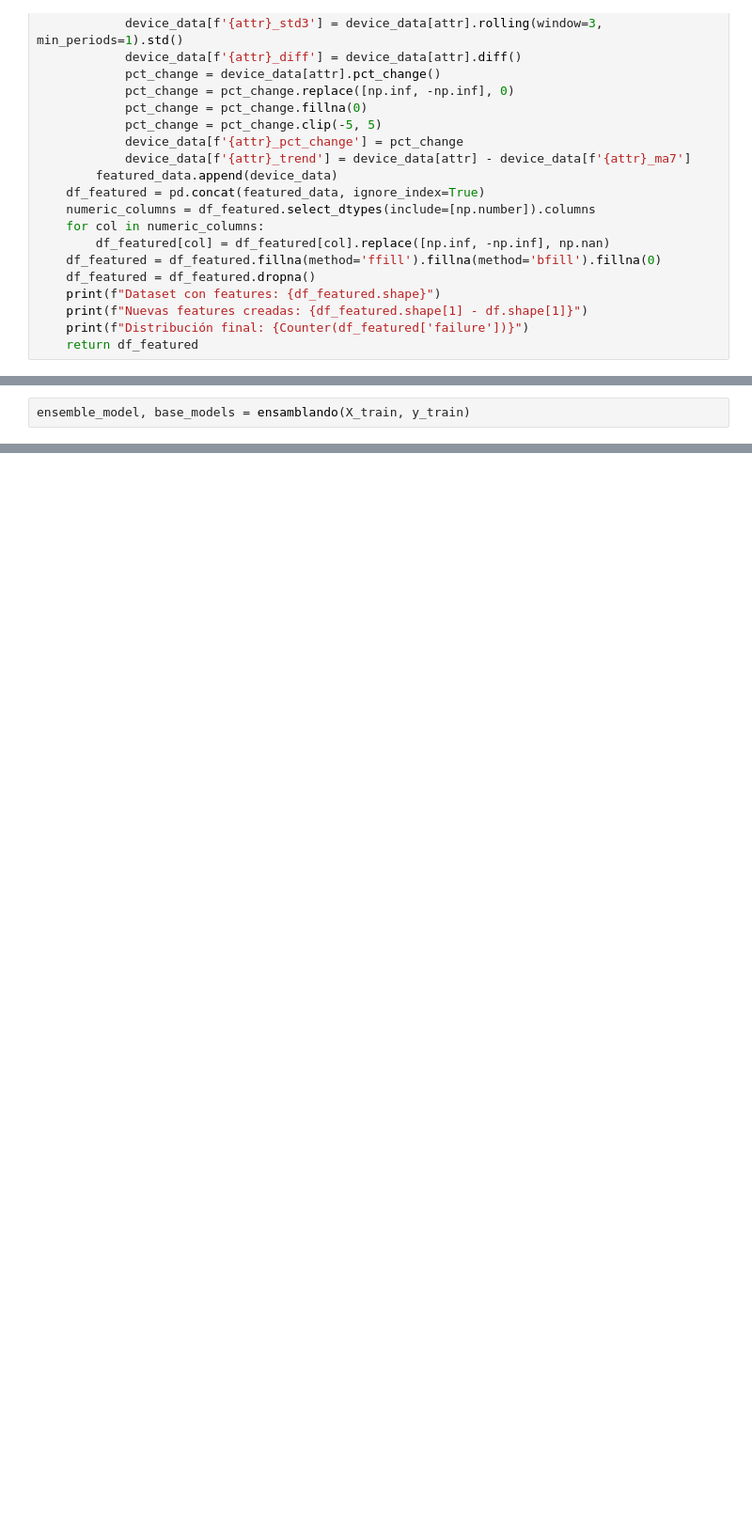
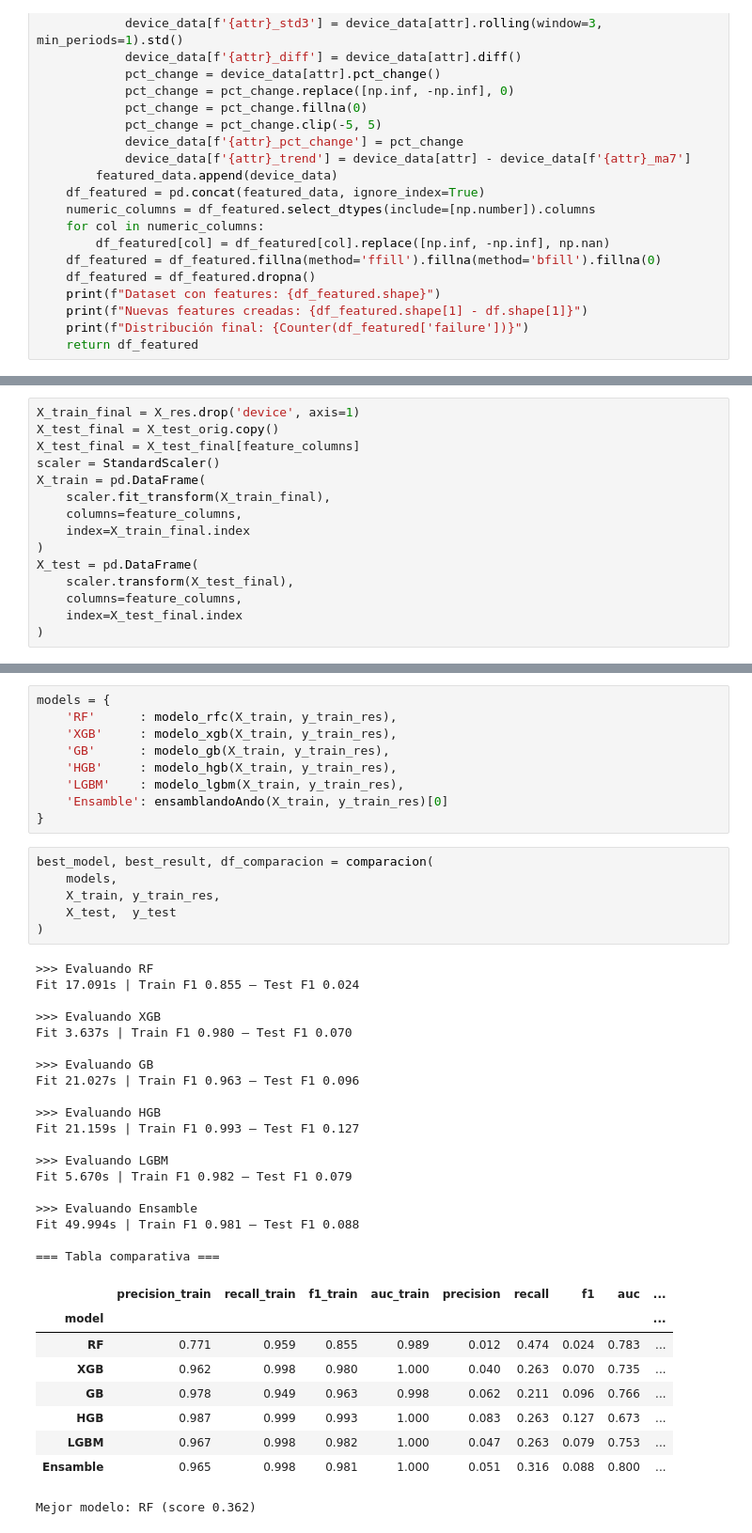
Before and after one commit to juansanm/meli_reto3, a Jupyter notebook: Ejercicio3.ipynb, the cells around one changed output, grey strips where cells are left out. Shown at 94% size. Saved outputs shown, nothing was run; the diff lists cells and outputs as text; blank space fills up the shorter version.

```diff
--- a/Ejercicio3.ipynb
+++ b/Ejercicio3.ipynb
@@ -906,2 +533,0 @@ joblib.dump(scaler, 'scaler.pkl')
-# %%
-ensemble_model, base_models = ensamblando(X_train, y_train)
@@ -1163,0 +1079,15 @@ Falsos negativos críticos (prob < 0.3 pero falló): 71
+# %%
+X_train_final = X_res.drop('device', axis=1)
+X_test_final = X_test_orig.copy()
+X_test_final = X_test_final[feature_columns]
+scaler = StandardScaler()
+X_train = pd.DataFrame(
+    scaler.fit_transform(X_train_final),
+    columns=feature_columns,
+    index=X_train_final.index
+)
+X_test = pd.DataFrame(
+    scaler.transform(X_test_final),
+    columns=feature_columns,
+    index=X_test_final.index
+)
@@ -1163,0 +1158,44 @@ Falsos negativos críticos (prob < 0.3 pero falló): 71
+# %%
+models = {
+    'RF'      : modelo_rfc(X_train, y_train_res),
+    'XGB'     : modelo_xgb(X_train, y_train_res),
+    'GB'      : modelo_gb(X_train, y_train_res),
+    'HGB'     : modelo_hgb(X_train, y_train_res),
+    'LGBM'    : modelo_lgbm(X_train, y_train_res),
+    'Ensamble': ensamblandoAndo(X_train, y_train_res)[0]
+}
+# %%
+best_model, best_result, df_comparacion = comparacion(
+    models,
+    X_train, y_train_res,
+    X_test,  y_test
+)
+# %% [output]
+>>> Evaluando RF
+Fit 17.091s | Train F1 0.855 – Test F1 0.024
+
+>>> Evaluando XGB
+Fit 3.637s | Train F1 0.980 – Test F1 0.070
+
+>>> Evaluando GB
+Fit 21.027s | Train F1 0.963 – Test F1 0.096
+
+>>> Evaluando HGB
+Fit 21.159s | Train F1 0.993 – Test F1 0.127
+
+>>> Evaluando LGBM
+Fit 5.670s | Train F1 0.982 – Test F1 0.079
+
+>>> Evaluando Ensamble
+Fit 49.994s | Train F1 0.981 – Test F1 0.088
+
+=== Tabla comparativa ===
+|  | precision_train | recall_train | f1_train | auc_train | precision | recall | f1 | auc | ... |
+| model |  |  |  |  |  |  |  |  | ... |
+| RF | 0.771 | 0.959 | 0.855 | 0.989 | 0.012 | 0.474 | 0.024 | 0.783 | ... |
+| XGB | 0.962 | 0.998 | 0.980 | 1.000 | 0.040 | 0.263 | 0.070 | 0.735 | ... |
+| GB | 0.978 | 0.949 | 0.963 | 0.998 | 0.062 | 0.211 | 0.096 | 0.766 | ... |
+| HGB | 0.987 | 0.999 | 0.993 | 1.000 | 0.083 | 0.263 | 0.127 | 0.673 | ... |
+| LGBM | 0.967 | 0.998 | 0.982 | 1.000 | 0.047 | 0.263 | 0.079 | 0.753 | ... |
+| Ensamble | 0.965 | 0.998 | 0.981 | 1.000 | 0.051 | 0.316 | 0.088 | 0.800 | ... |
+Mejor modelo: RF (score 0.362)
```
Also changed, not shown: parts of 57 cells of this notebook, 6 other files.
